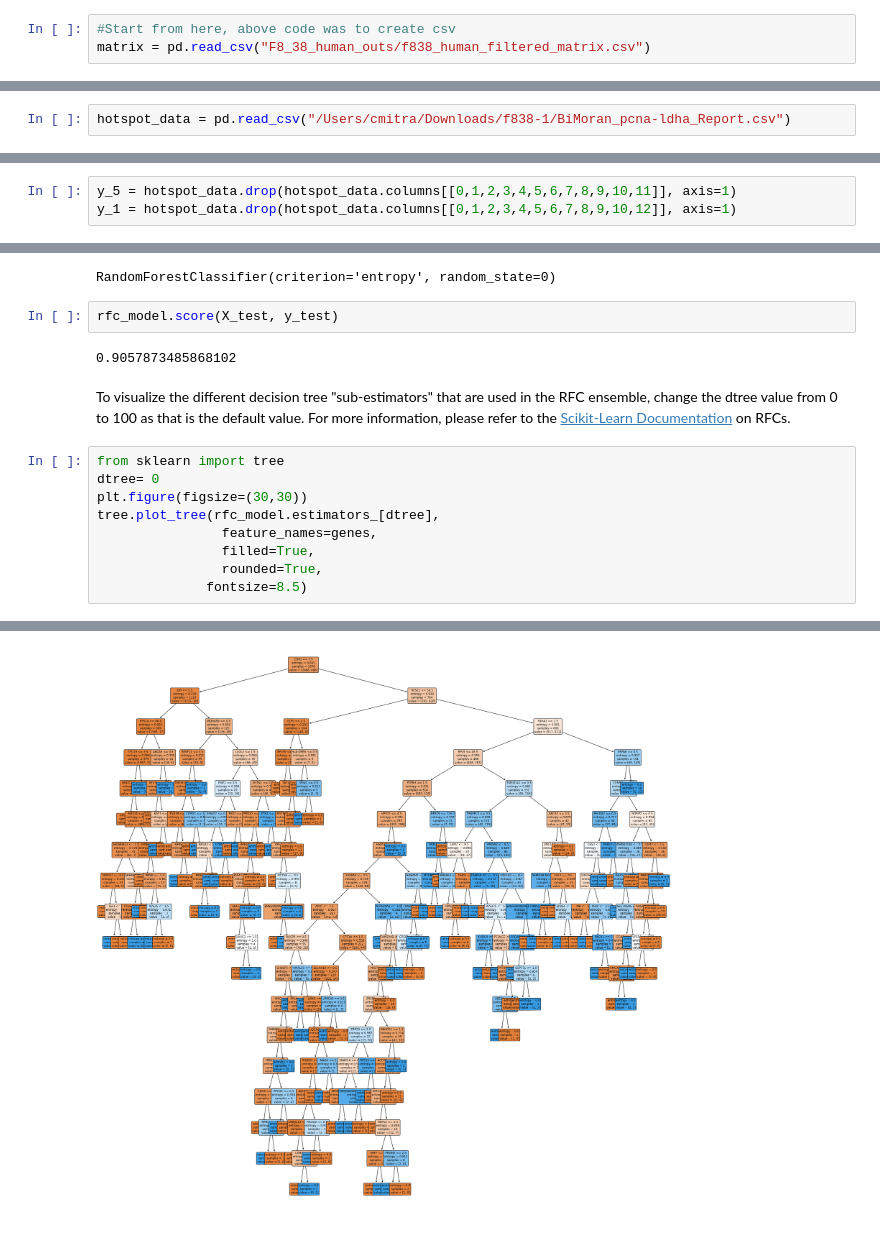
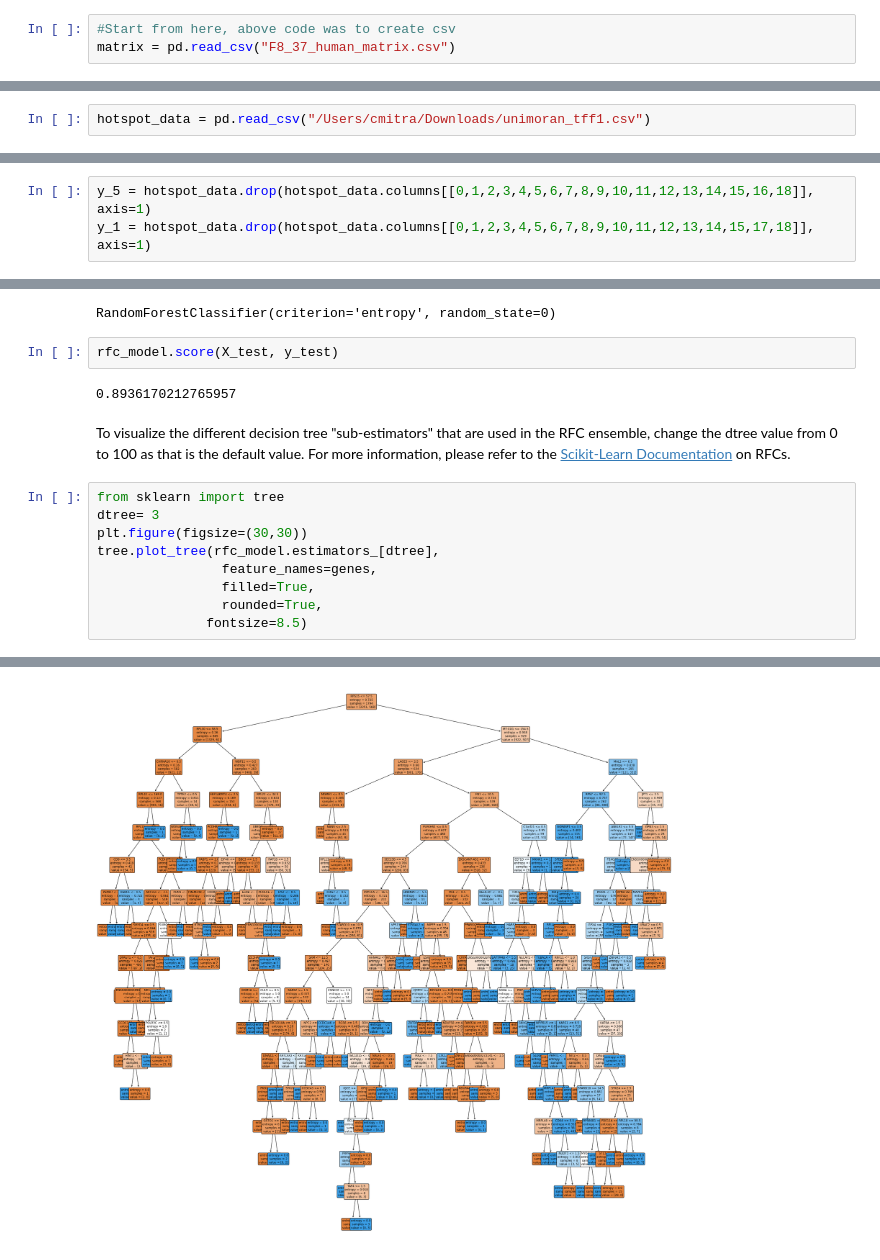
Before and after one commit to chancharikmitra/spatial_anlys_tumor_het, a Jupyter notebook: Python Analysis/RFC_biomarker_mining.ipynb, the cells around one changed output, grey strips where cells are left out. Drawn from its saved outputs; the diff is of its cells as text.

```diff
--- a/Python Analysis/RFC_biomarker_mining.ipynb
+++ b/Python Analysis/RFC_biomarker_mining.ipynb
@@ -36,7 +37,7 @@ os.chdir("F8_38_human_outs")
 ## 1. Extract Data From CSV:
 # %%
 #Start from here, above code was to create csv
-matrix = pd.read_csv("F8_38_human_outs/f838_human_filtered_matrix.csv")
+matrix = pd.read_csv("F8_37_human_matrix.csv")
 # %%
 matrix.columns
 # %% [output]
@@ -115,7 +116,7 @@ print(genes)
 # %% [markdown]
 We will need a .csv output from the hotspot analysis mentioned previously.
 # %%
-hotspot_data = pd.read_csv("/Users/cmitra/Downloads/f838-1/BiMoran_pcna-ldha_Report.csv")
+hotspot_data = pd.read_csv("/Users/cmitra/Downloads/unimoran_tff1.csv")
 # %%
 hotspot_data.head()
 # %% [output]
@@ -145,6 +146,6 @@ array([[0, 0, 0, ..., 0, 0, 0],
 # %%
-y_5 = hotspot_data.drop(hotspot_data.columns[[0,1,2,3,4,5,6,7,8,9,10,11]], axis=1)
-y_1 = hotspot_data.drop(hotspot_data.columns[[0,1,2,3,4,5,6,7,8,9,10,12]], axis=1)
+y_5 = hotspot_data.drop(hotspot_data.columns[[0,1,2,3,4,5,6,7,8,9,10,11,12,13,14,15,16,18]], axis=1)
+y_1 = hotspot_data.drop(hotspot_data.columns[[0,1,2,3,4,5,6,7,8,9,10,11,12,13,14,15,17,18]], axis=1)
 # %%
 y_5.head()
 # %% [output]
@@ -184,12 +185,12 @@ RandomForestClassifier(criterion='entropy', random_state=0)
 # %%
 rfc_model.score(X_test, y_test)
 # %% [output]
-0.9057873485868102
+0.8936170212765957
 # %% [markdown]
 To visualize the different decision tree "sub-estimators" that are used in the RFC ensemble, change the dtree value from 0 to 100 as that is the default value. For more information, please refer to the [Scikit-Learn Documentation](https://scikit-learn.org/stable/modules/generated/sklearn.ensemble.RandomForestClassifier.html) on RFCs.
 # %%
 from sklearn import tree
-dtree= 0
+dtree= 3
 plt.figure(figsize=(30,30))
 tree.plot_tree(rfc_model.estimators_[dtree],
                 feature_names=genes,
@@ -217 +218 @@ tree.plot_tree(rfc_model.estimators_[dtree],
-[figure, old version]
+[figure, new version]
```
Also changed, not shown: parts of 31 cells of this notebook, 1 other file.
